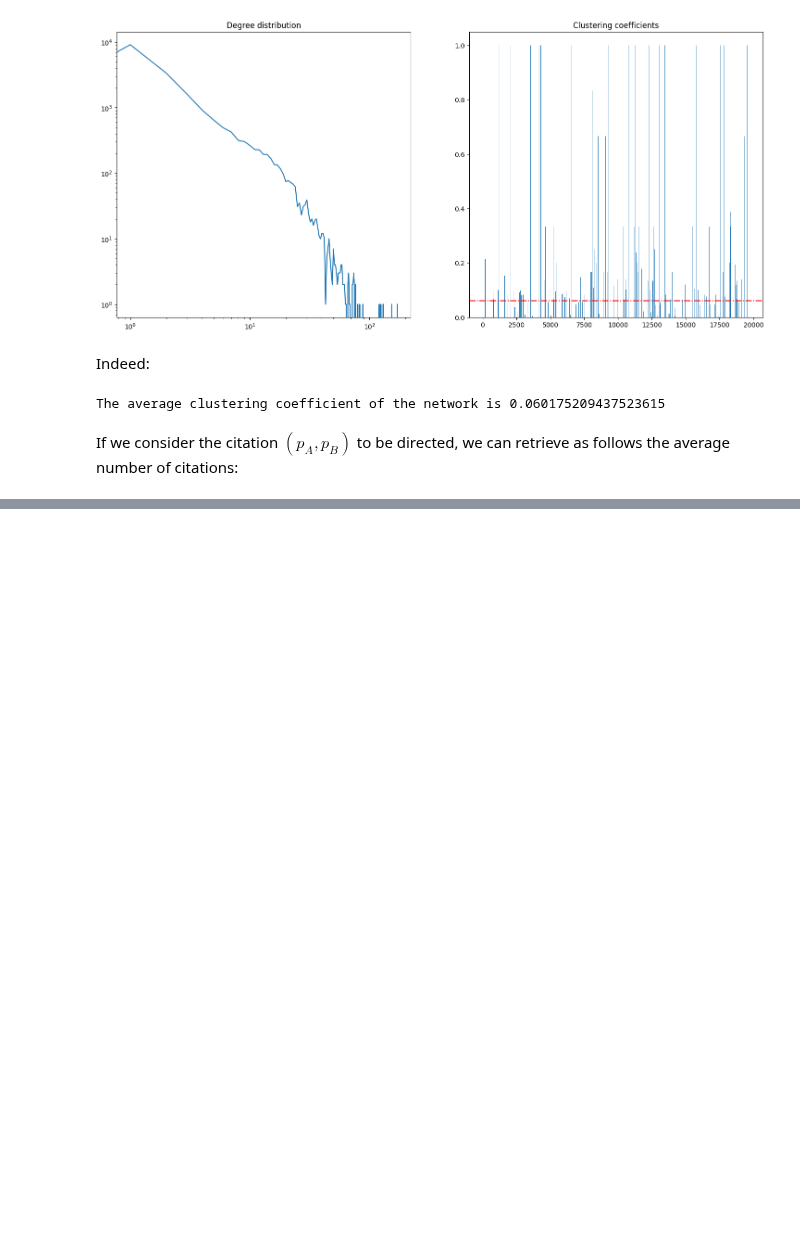
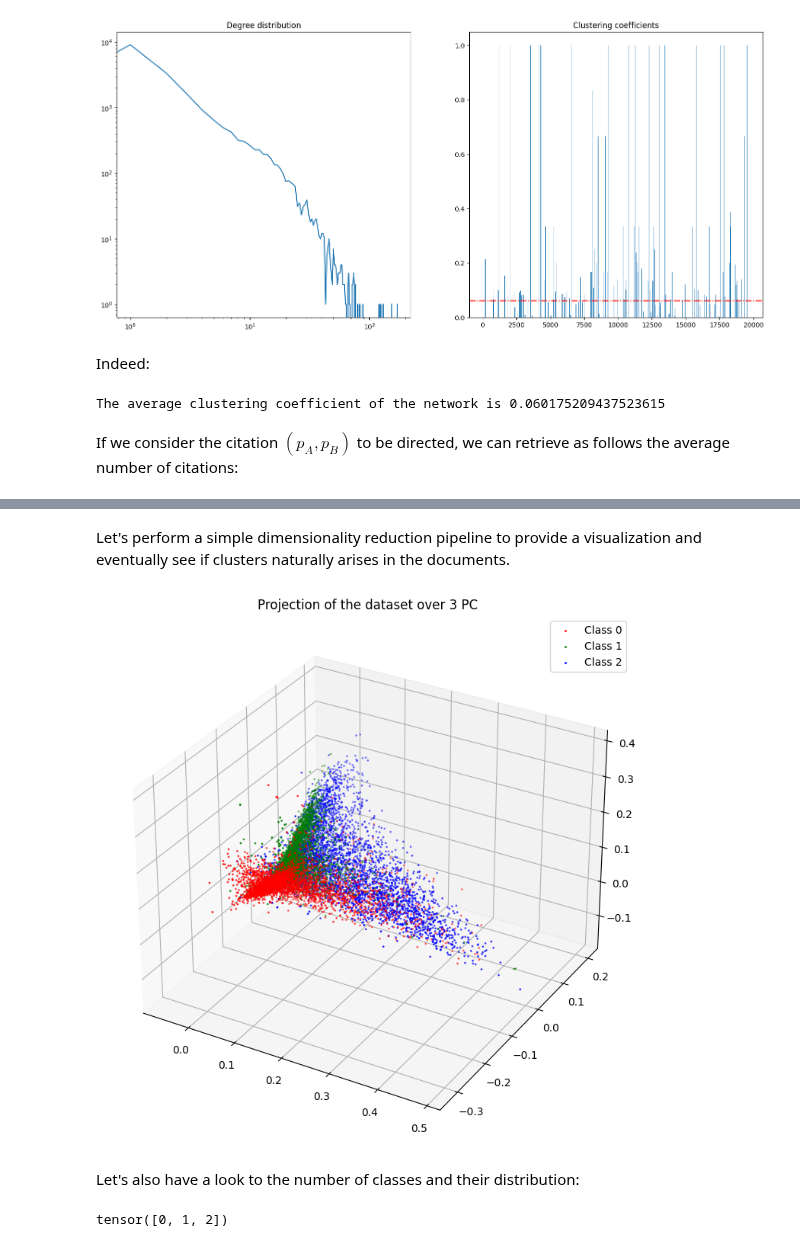
Before and after one commit to LeoDiNino97/SocialNetworks-OnlineMarkets, a Jupyter notebook: Social Networks/Homework/P6/P6.ipynb, the cells around one changed output, grey strips where cells are left out. Drawn from its saved outputs; the diff is of its cells as text; code cells hidden in the pictures; blank space fills up the shorter version.

```diff
--- a/Social Networks/Homework/P6/P6.ipynb
+++ b/Social Networks/Homework/P6/P6.ipynb
@@ -125,0 +143,28 @@ The average number of citations a paper receives from other papers is 4.49601866
+# %% [markdown]
+Let's perform a simple dimensionality reduction pipeline to provide a visualization and eventually see if clusters naturally arises in the documents.
+# %%
+torch.manual_seed(0)
+
+U, S, V = torch.pca_lowrank(nodes_TFIDF, q = 3)
+projected = torch.matmul(nodes_TFIDF, V)
+
+fig = plt.figure(figsize=(9, 9))
+ax = fig.add_subplot(projection='3d')
+
+colors = ['r','g','b']
+
+for i, color in enumerate(colors):
+    ax.scatter(projected[nodes_classes == i, 0], projected[nodes_classes == i, 1], projected[nodes_classes == i, 2],
+                color=color,
+                s = 1,
+                label=f'Class {i}')
+    ax.legend()
+    ax.title.set_text('Projection of the dataset over 3 PC')
+# %% [output]
+[figure, added]
+# %% [markdown]
+Let's also have a look to the number of classes and their distribution:
+# %%
+torch.unique(nodes_classes)
+# %% [output]
+tensor([0, 1, 2])
```
Also changed, not shown: parts of 26 cells of this notebook, 1 other file.
